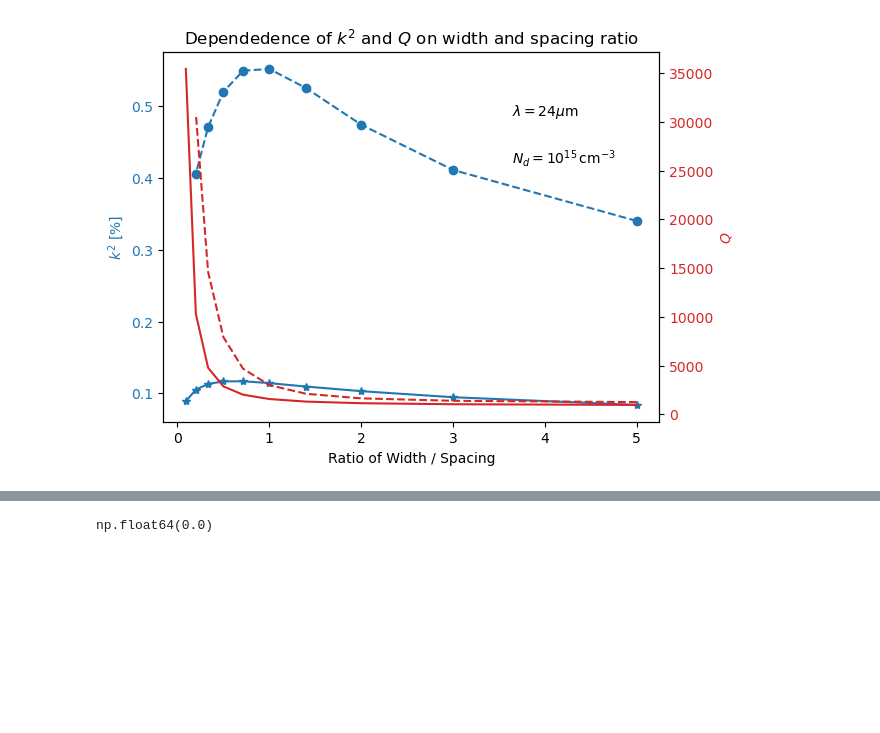
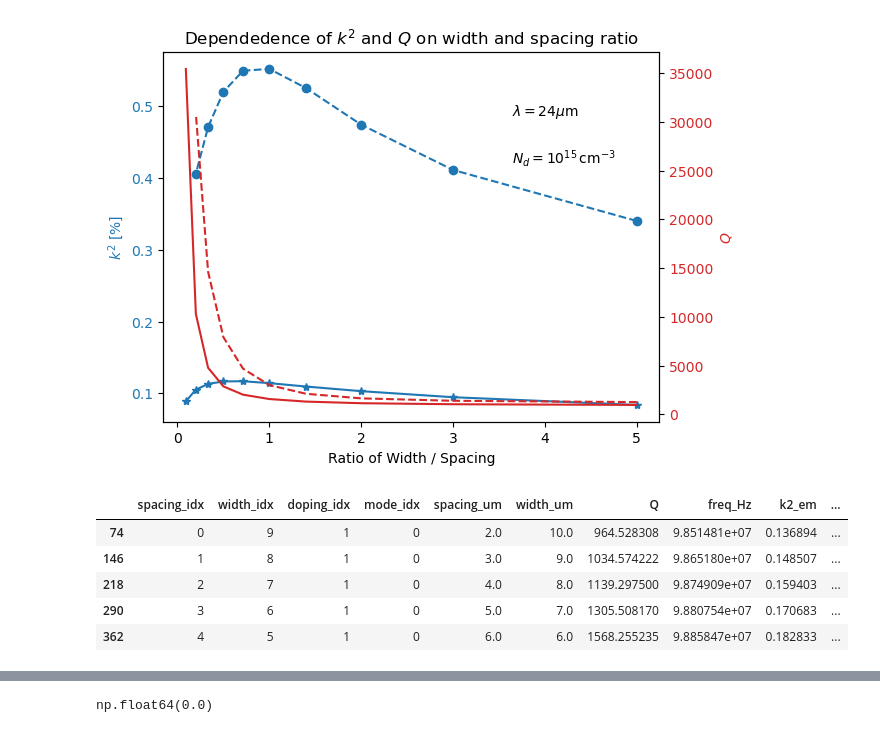
Before and after one commit to ninja-lab/Resonators, a Jupyter notebook: ComsolPlots2_.ipynb, the cells around one changed output, grey strips where cells are left out. Drawn from its saved outputs; the diff is of its cells as text; code cells hidden in the pictures; blank space fills up the shorter version.

```diff
--- a/ComsolPlots2_.ipynb
+++ b/ComsolPlots2_.ipynb
@@ -364,6 +413,15 @@ ax2.set_ylabel(r'$Q$', color="tab:red")
 # %% [output]
 Text(0, 0.5, '$Q$')
 [figure]
+# %%
+dfA0.head()
+# %% [output]
+|  | spacing_idx | width_idx | doping_idx | mode_idx | spacing_um | width_um | Q | freq_Hz | k2_em | ... |
+| 74 | 0 | 9 | 1 | 0 | 2.0 | 10.0 | 964.528308 | 9.851481e+07 | 0.136894 | ... |
+| 146 | 1 | 8 | 1 | 0 | 3.0 | 9.0 | 1034.574222 | 9.865180e+07 | 0.148507 | ... |
+| 218 | 2 | 7 | 1 | 0 | 4.0 | 8.0 | 1139.297500 | 9.874909e+07 | 0.159403 | ... |
+| 290 | 3 | 6 | 1 | 0 | 5.0 | 7.0 | 1305.508170 | 9.880754e+07 | 0.170683 | ... |
+| 362 | 4 | 5 | 1 | 0 | 6.0 | 6.0 | 1568.255235 | 9.885847e+07 | 0.182833 | ... |
 # %%
 fig, ax = plt.subplots()
 
```
Also changed, not shown: parts of 3 cells of this notebook, 4 other files.
